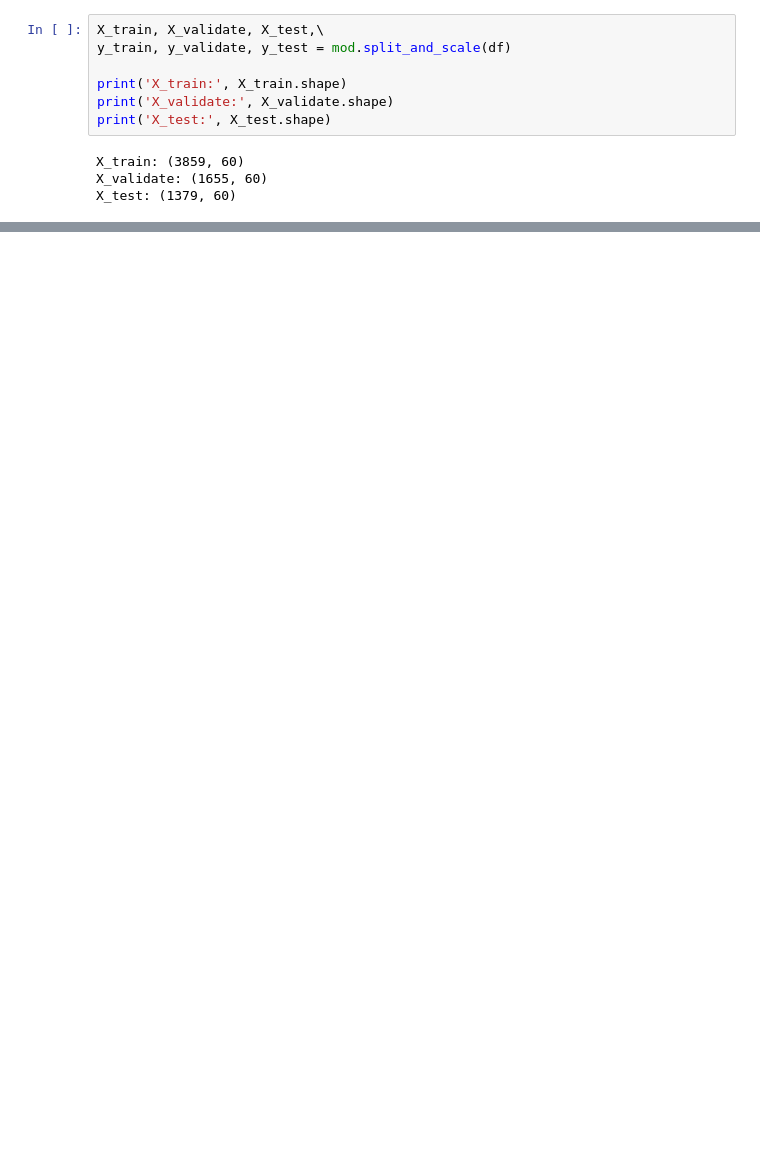
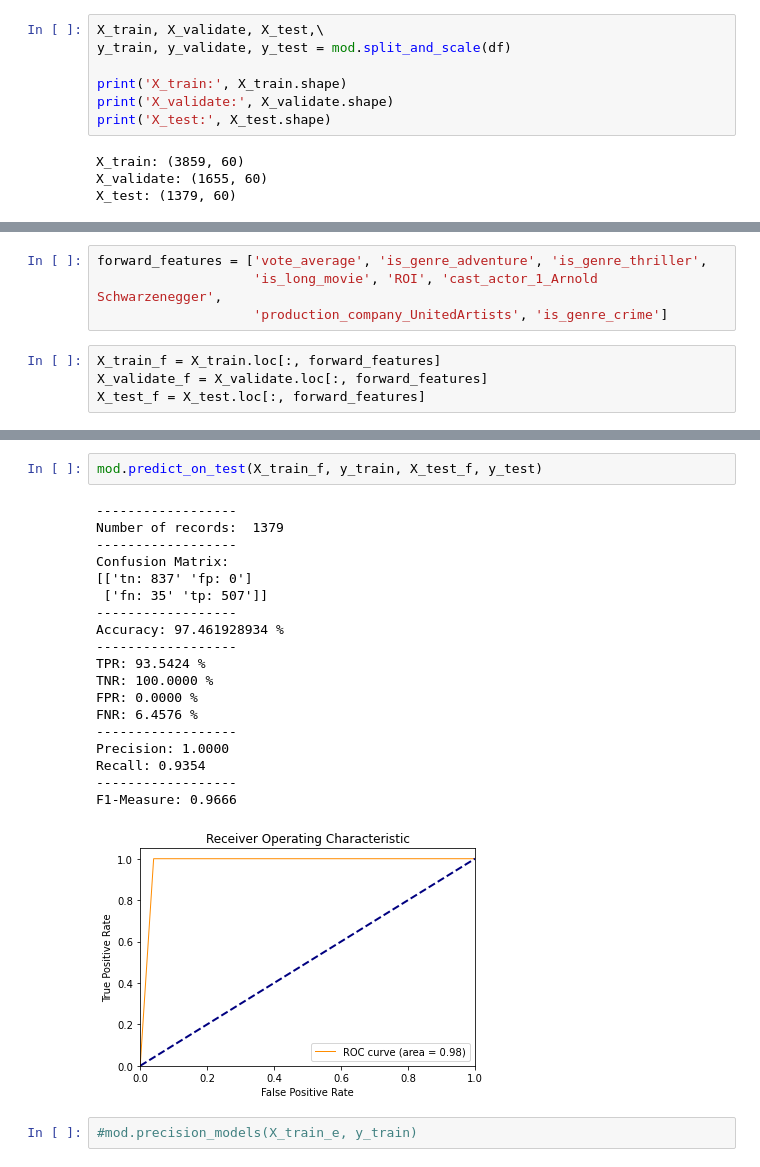
Before and after one commit to Movie-Success-Capstone/Movie-Capstone, a Jupyter notebook: Final/modeling.ipynb, the cells around one changed output, grey strips where cells are left out. Cells and saved outputs as stored; diff of their text form; blank space fills up the shorter version.

```diff
--- a/Final/modeling.ipynb
+++ b/Final/modeling.ipynb
@@ -50,0 +89,8 @@ Index(['budget', 'runtime', 'vote_average', 'vote_count', 'release_year',
+# %%
+forward_features = ['vote_average', 'is_genre_adventure', 'is_genre_thriller',
+                    'is_long_movie', 'ROI', 'cast_actor_1_Arnold Schwarzenegger',
+                    'production_company_UnitedArtists', 'is_genre_crime']
+# %%
+X_train_f = X_train.loc[:, forward_features]
+X_validate_f = X_validate.loc[:, forward_features]
+X_test_f = X_test.loc[:, forward_features]
@@ -50,0 +126,24 @@ Index(['budget', 'runtime', 'vote_average', 'vote_count', 'release_year',
+# %%
+mod.predict_on_test(X_train_f, y_train, X_test_f, y_test)
+# %% [output]
+------------------
+Number of records:  1379
+------------------
+Confusion Matrix:
+[['tn: 837' 'fp: 0']
+ ['fn: 35' 'tp: 507']]
+------------------
+Accuracy: 97.461928934 %
+------------------
+TPR: 93.5424 %
+TNR: 100.0000 %
+FPR: 0.0000 %
+FNR: 6.4576 %
+------------------
+Precision: 1.0000
+Recall: 0.9354
+------------------
+F1-Measure: 0.9666
+[figure, added]
+# %%
+#mod.precision_models(X_train_e, y_train)
```
Also changed, not shown: parts of 16 cells of this notebook, 3 other files.
